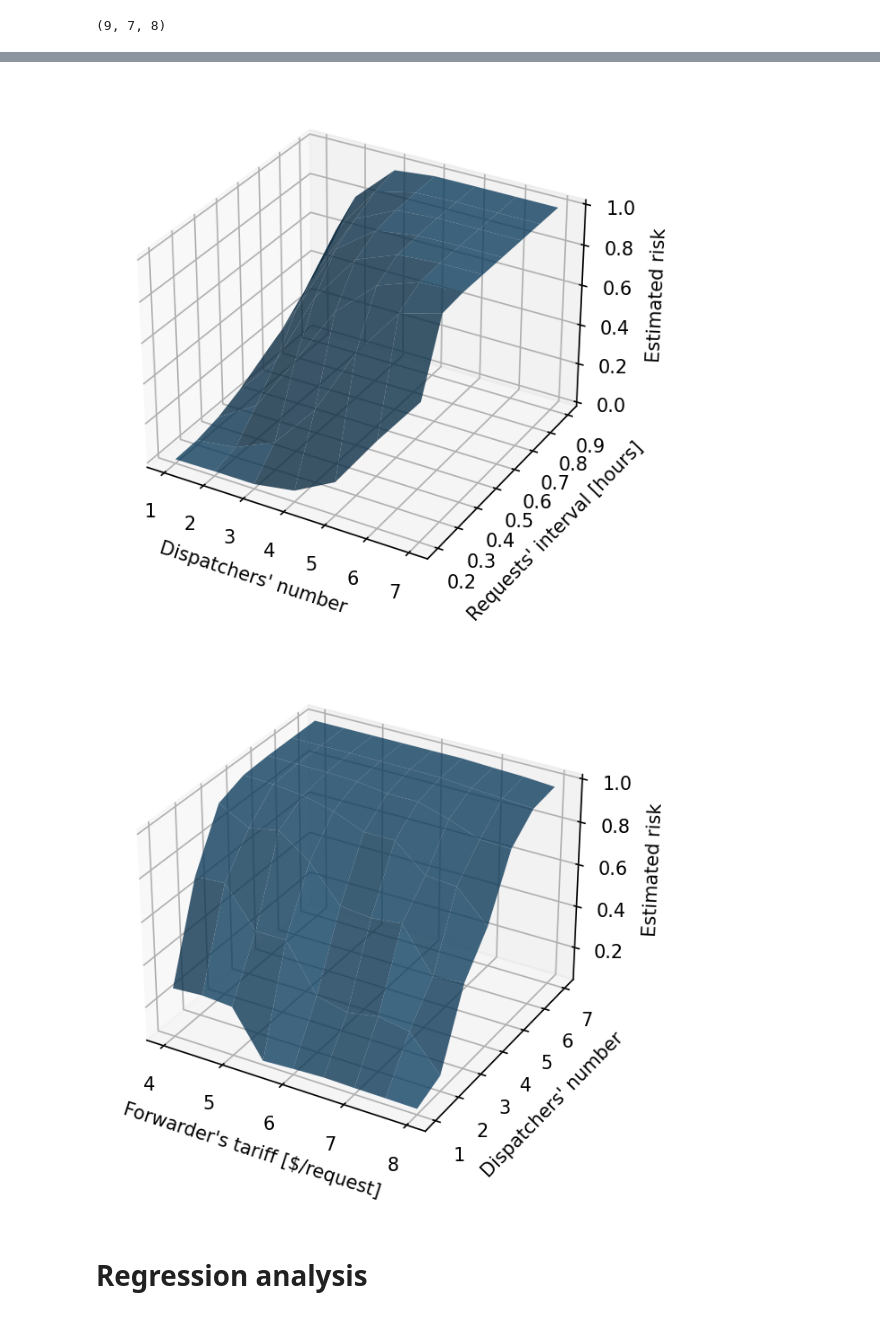
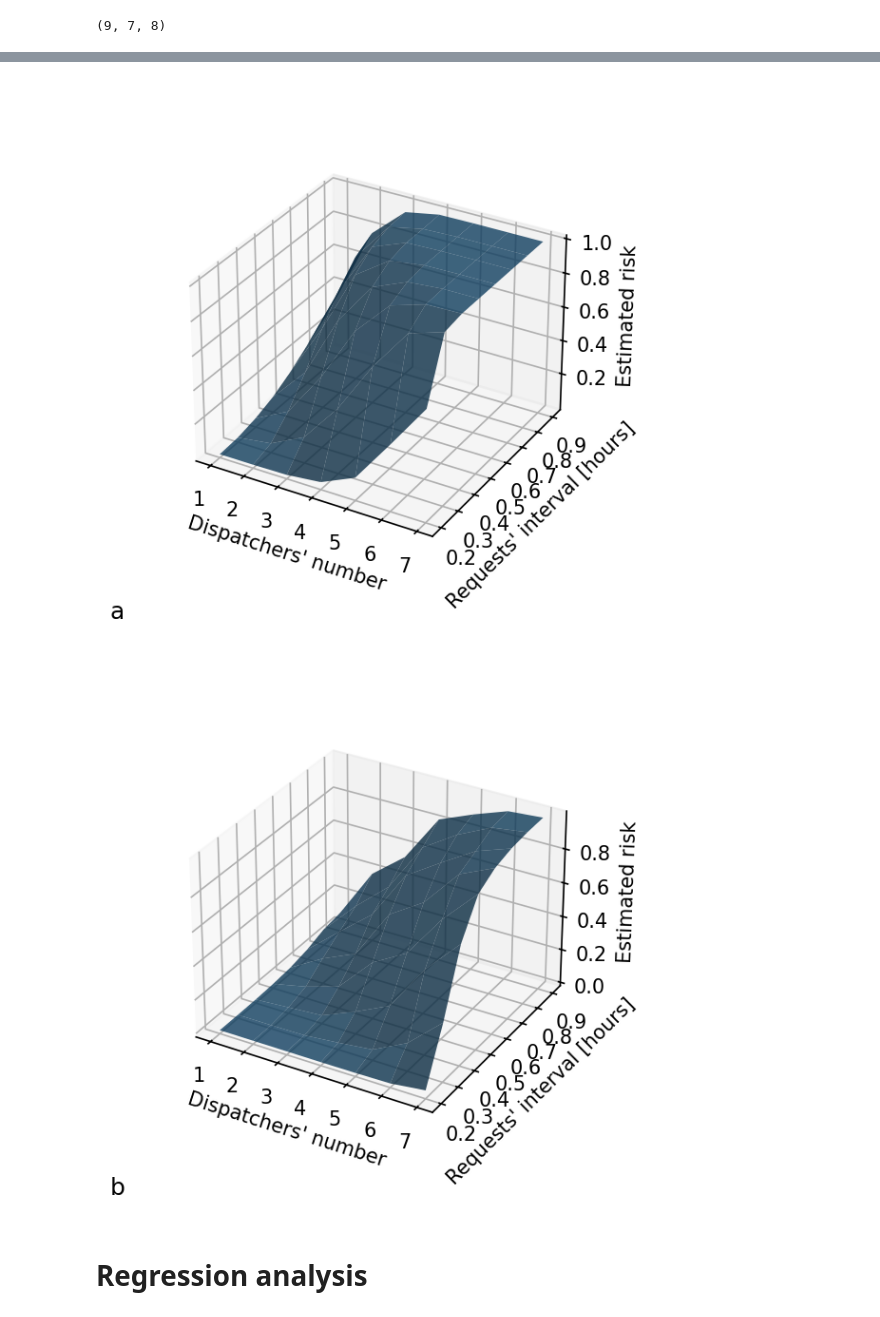
Before and after one commit to naumovvs/forwarder-requests-servicing, a Jupyter notebook: forwarder.ipynb, the cells around one changed output, grey strips where cells are left out. Cells and saved outputs as stored; diff of their text form; code cells hidden in the pictures.

```diff
--- a/forwarder.ipynb
+++ b/forwarder.ipynb
@@ -71,5 +90,5 @@ def plot_2D(risks):
 # %%
-def plot_3D(Y, X, axes=(0, 1), place=0, ttl=None):
+def plot_3D(Y, X, axes=(0, 1), place=0, ttl=None, zoom=1):
 
     ylabel = list(Y.keys())[0]
     ys = np.array(list(Y.values())[0])
@@ -107,5 +126,7 @@ def plot_3D(Y, X, axes=(0, 1), place=0, ttl=None):
                     np.reshape(gdata[:, 1], shape),
                     np.reshape(gdata[:, 2], shape),
                     alpha=0.8)
-    ax.set_title(ttl, fontsize=12, loc='left', y=0, pad=-20)
+    if ttl:
+        ax.set_title(ttl, fontsize=12, loc='left', x=0, y=0, pad=0)
+        ax.set_box_aspect(aspect=None, zoom=zoom)
     plt.show()
@@ -123,6 +139,7 @@ X={'Forwarder\'s tariff [$/request]': tariff,
 # %% [output]
 (9, 7, 8)
 # %%
-plot_3D(Y, X, axes=(0, 2), place=1, ttl='a')
-plot_3D(Y, X, axes=(0, 2), place=6, ttl='b')
+zoom = .8
+plot_3D(Y, X, axes=(0, 2), place=1, ttl='a', zoom=zoom)
+plot_3D(Y, X, axes=(0, 2), place=6, ttl='b', zoom=zoom)
 # %% [output]
@@ -131,11 +154,9 @@ plot_3D(Y, X, axes=(0, 2), place=6, ttl='b')
 # %%
-plot_3D(Y, X, axes=(1, 2), place=0)
+plot_3D(Y, X, axes=(1, 2), place=0, ttl='a', zoom=zoom)
+plot_3D(Y, X, axes=(1, 2), place=7, ttl='b', zoom=zoom)
 # %% [output]
-[figure, old version]
+[figure, new version]
+[figure, added]
-# %%
-plot_3D(Y, X, axes=(0, 1), place=6)
-# %% [output]
-[figure, removed]
 # %% [markdown]
 # Regression analysis
 # %%
```
Also changed, not shown: parts of 25 cells of this notebook.
